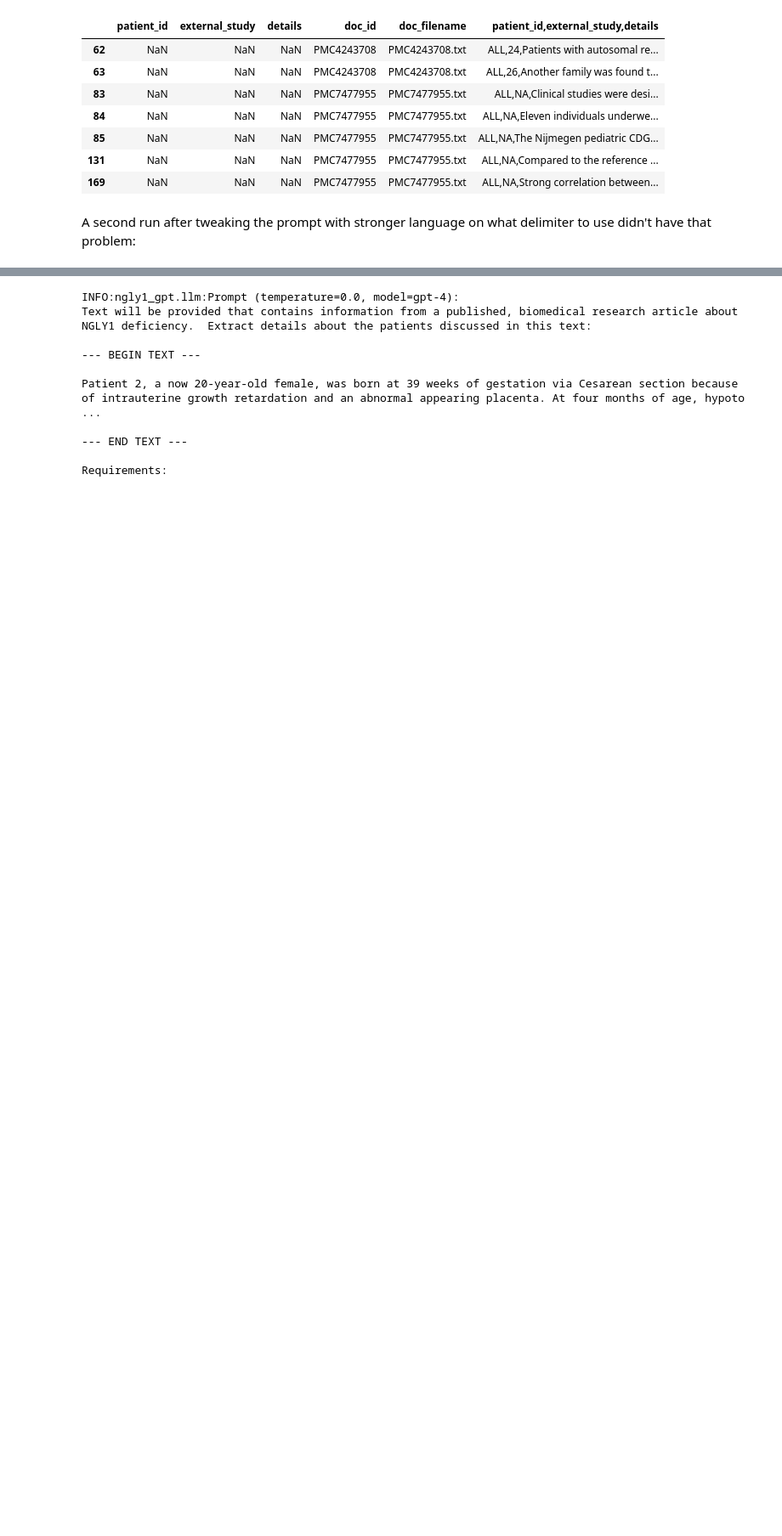
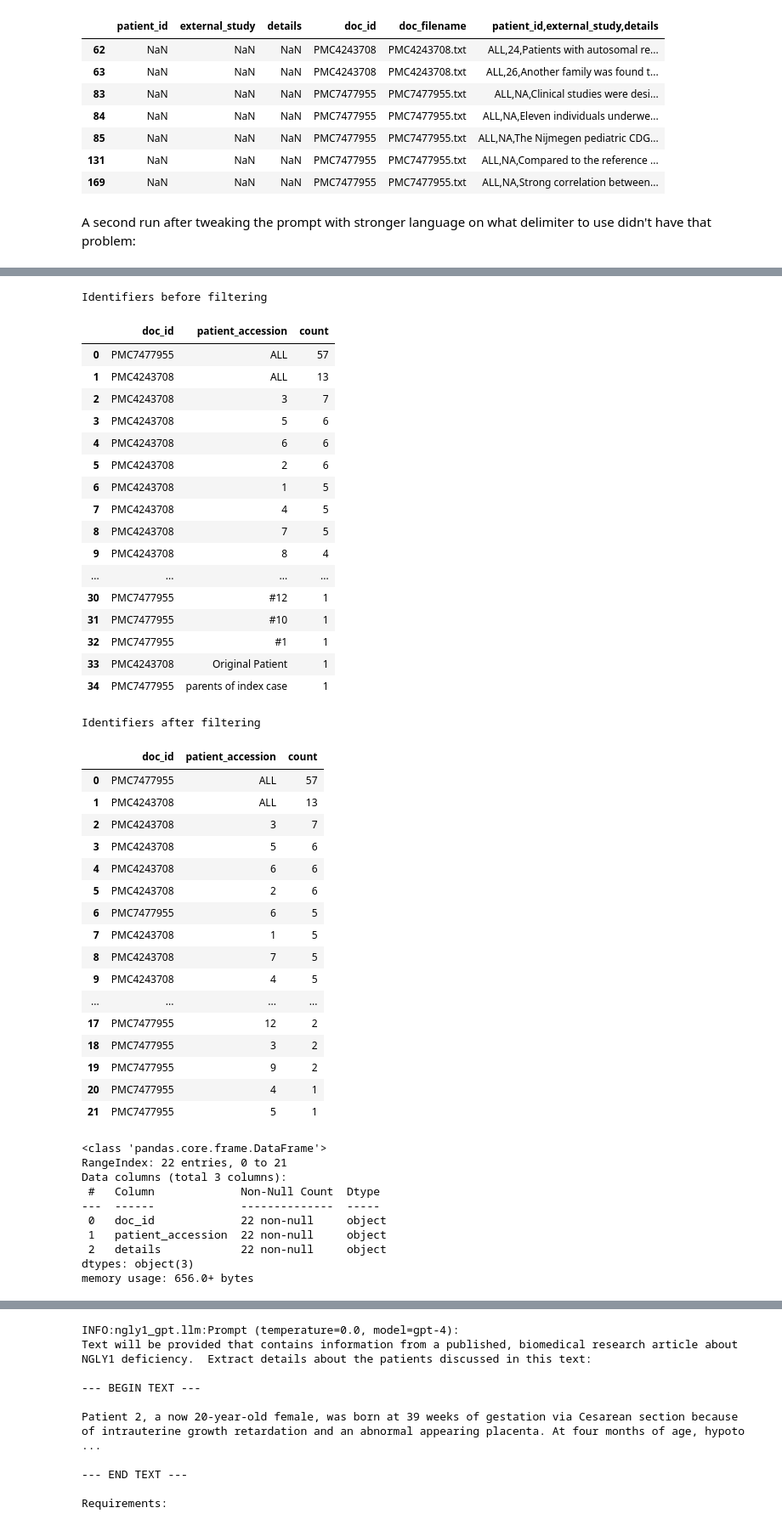
Before and after one commit to eric-czech/ngly1-gpt, a Jupyter notebook: ngly1_gpt/notebooks/patient_extraction.ipynb, the cells around one changed output, grey strips where cells are left out. Shown: that part at 85% size. Cells and saved outputs as stored; diff of their text form; code cells hidden in the pictures; blank space fills up the shorter version.

```diff
--- a/ngly1_gpt/notebooks/patient_extraction.ipynb
+++ b/ngly1_gpt/notebooks/patient_extraction.ipynb
@@ -187,0 +186,66 @@ The following list of details contains specific characteristics of rare disease
+# %%
+patient_details_records = (
+    patients
+    .pipe(lambda df: df[~df['patient_id'].isin(['SOME'])])
+    [['doc_id', 'patient_accession', 'details']]
+    .pipe(utils.apply, lambda df: display(df[['doc_id', 'patient_accession']].value_counts().reset_index().style.set_caption('Identifiers before filtering')))
+    .assign(patient_accession=lambda df: df['patient_accession'].str.replace('#', ''))
+    .pipe(lambda df: df[
+        pd.to_numeric(df['patient_accession'], errors='coerce').notnull() |
+        (df['patient_accession'] == 'ALL')
+    ])
+    .sort_values(['doc_id', 'patient_accession'])
+    .pipe(utils.apply, lambda df: display(df[['doc_id', 'patient_accession']].value_counts().reset_index().style.set_caption('Identifiers after filtering')))
+    .groupby(['doc_id', 'patient_accession'])['details'].unique()
+    .reset_index()
+    .assign(details=lambda df: df['details'].apply(lambda v: " ".join([f"{i+1}) {e}" for i, e in enumerate(v)])))
+)
+patient_details_records.info()
+patient_details_records.head()
+# %% [output]
+Identifiers before filtering
+|  | doc_id | patient_accession | count |
+| 0 | PMC7477955 | ALL | 57 |
+| 1 | PMC4243708 | ALL | 13 |
+| 2 | PMC4243708 | 3 | 7 |
+| 3 | PMC4243708 | 5 | 6 |
+| 4 | PMC4243708 | 6 | 6 |
+| 5 | PMC4243708 | 2 | 6 |
+| 6 | PMC4243708 | 1 | 5 |
+| 7 | PMC4243708 | 4 | 5 |
+| 8 | PMC4243708 | 7 | 5 |
+| 9 | PMC4243708 | 8 | 4 |
+| ... | ... | ... | ... |
+| 30 | PMC7477955 | #12 | 1 |
+| 31 | PMC7477955 | #10 | 1 |
+| 32 | PMC7477955 | #1 | 1 |
+| 33 | PMC4243708 | Original Patient | 1 |
+| 34 | PMC7477955 | parents of index case | 1 |
+Identifiers after filtering
+|  | doc_id | patient_accession | count |
+| 0 | PMC7477955 | ALL | 57 |
+| 1 | PMC4243708 | ALL | 13 |
+| 2 | PMC4243708 | 3 | 7 |
+| 3 | PMC4243708 | 5 | 6 |
+| 4 | PMC4243708 | 6 | 6 |
+| 5 | PMC4243708 | 2 | 6 |
+| 6 | PMC7477955 | 6 | 5 |
+| 7 | PMC4243708 | 1 | 5 |
+| 8 | PMC4243708 | 7 | 5 |
+| 9 | PMC4243708 | 4 | 5 |
+| ... | ... | ... | ... |
+| 17 | PMC7477955 | 12 | 2 |
+| 18 | PMC7477955 | 3 | 2 |
+| 19 | PMC7477955 | 9 | 2 |
+| 20 | PMC7477955 | 4 | 1 |
+| 21 | PMC7477955 | 5 | 1 |
+<class 'pandas.core.frame.DataFrame'>
+RangeIndex: 22 entries, 0 to 21
+Data columns (total 3 columns):
+ #   Column             Non-Null Count  Dtype
+---  ------             --------------  -----
+ 0   doc_id             22 non-null     object
+ 1   patient_accession  22 non-null     object
+ 2   details            22 non-null     object
+dtypes: object(3)
+memory usage: 656.0+ bytes
```
Also changed, not shown: parts of 10 cells of this notebook, 5 other files.
